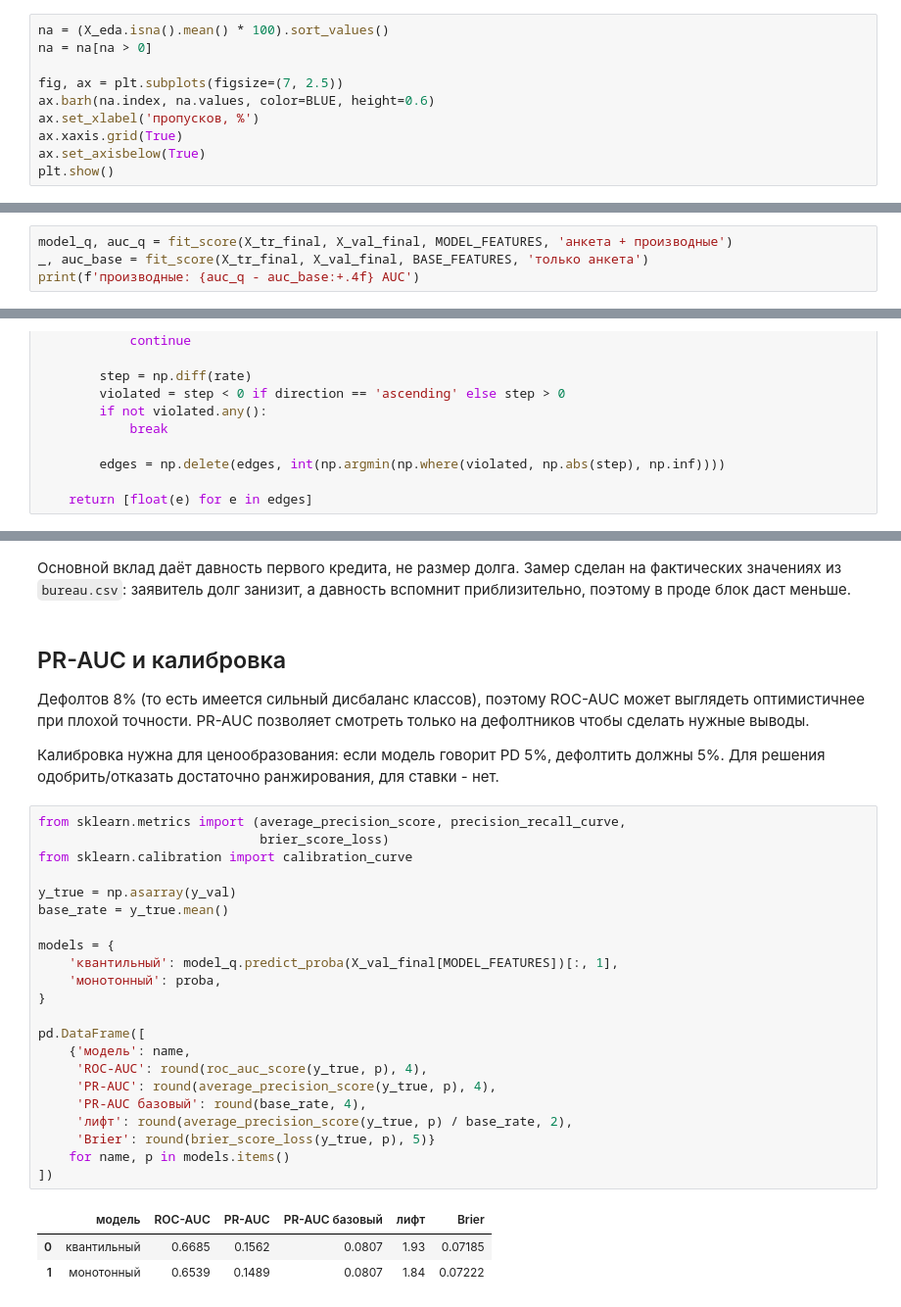
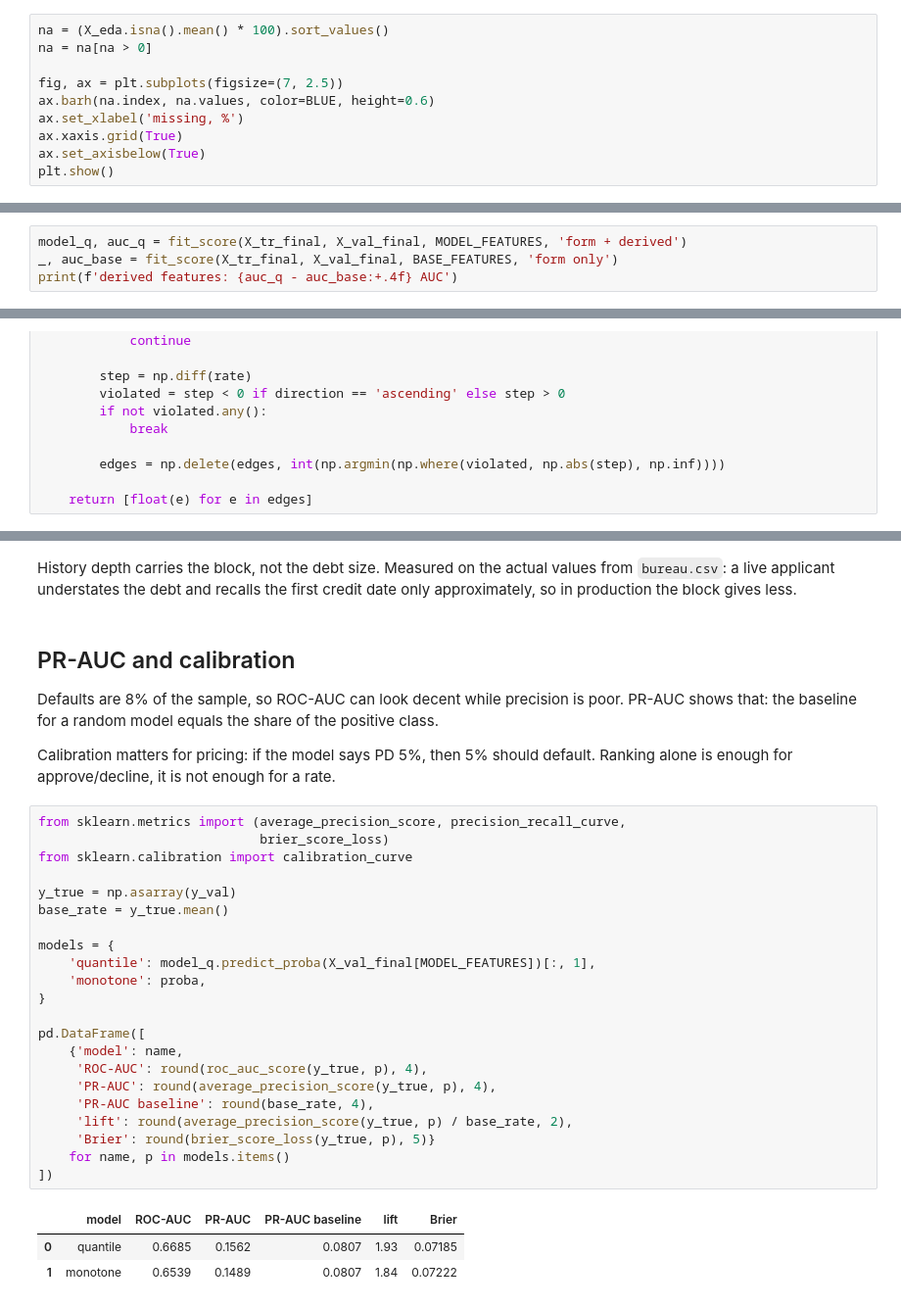
Before and after one commit to GodNaoborot/credit-score, a Jupyter notebook: notebooks/application.ipynb, the cells around one changed output, grey strips where cells are left out. Shown at 98% size. Saved outputs shown, nothing was run; the diff lists cells and outputs as text.

```diff
--- a/notebooks/application.ipynb
+++ b/notebooks/application.ipynb
@@ -331,7 +336,7 @@ na = na[na > 0]
 
 fig, ax = plt.subplots(figsize=(7, 2.5))
 ax.barh(na.index, na.values, color=BLUE, height=0.6)
-ax.set_xlabel('пропусков, %')
+ax.set_xlabel('missing, %')
 ax.xaxis.grid(True)
 ax.set_axisbelow(True)
 plt.show()
@@ -494,6 +502,6 @@ pd.DataFrame({'IV': enc.iv_.round(4),
 | FLAG_OWN_REALTY | 0.0003 |  |
 # %%
-model_q, auc_q = fit_score(X_tr_final, X_val_final, MODEL_FEATURES, 'анкета + производные')
-_, auc_base = fit_score(X_tr_final, X_val_final, BASE_FEATURES, 'только анкета')
-print(f'производные: {auc_q - auc_base:+.4f} AUC')
+model_q, auc_q = fit_score(X_tr_final, X_val_final, MODEL_FEATURES, 'form + derived')
+_, auc_base = fit_score(X_tr_final, X_val_final, BASE_FEATURES, 'form only')
+print(f'derived features: {auc_q - auc_base:+.4f} AUC')
 # %% [output]
@@ -888,42 +900,43 @@ pd.DataFrame([
 # %% [markdown]
-Основной вклад даёт давность первого кредита, не размер долга. Замер сделан
-на фактических значениях из `bureau.csv`: заявитель долг занизит, а давность
-вспомнит приблизительно, поэтому в проде блок даст меньше.
+History depth carries the block, not the debt size. Measured on the actual
+values from `bureau.csv`: a live applicant understates the debt and recalls the
+first credit date only approximately, so in production the block gives less.
 # %% [markdown]
-## PR-AUC и калибровка
+## PR-AUC and calibration
 
-Дефолтов 8% (то есть имеется сильный дисбаланс классов), поэтому ROC-AUC может выглядеть оптимистичнее при плохой точности.
-PR-AUC позволяет смотреть только на дефолтников чтобы сделать нужные выводы.
+Defaults are 8% of the sample, so ROC-AUC can look decent while precision is
+poor. PR-AUC shows that: the baseline for a random model equals the share of the
+positive class.
 
-
-Калибровка нужна для ценообразования: если модель говорит PD 5%, дефолтить
-должны 5%. Для решения одобрить/отказать достаточно ранжирования, для ставки - нет.
+Calibration matters for pricing: if the model says PD 5%, then 5% should
+default. Ranking alone is enough for approve/decline, it is not enough for a
+rate.
 # %%
 from sklearn.metrics import (average_precision_score, precision_recall_curve,
                              brier_score_loss)
 from sklearn.calibration import calibration_curve
 
 y_true = np.asarray(y_val)
 base_rate = y_true.mean()
 
 models = {
-    'квантильный': model_q.predict_proba(X_val_final[MODEL_FEATURES])[:, 1],
-    'монотонный': proba,
+    'quantile': model_q.predict_proba(X_val_final[MODEL_FEATURES])[:, 1],
+    'monotone': proba,
 }
 
 pd.DataFrame([
-    {'модель': name,
+    {'model': name,
      'ROC-AUC': round(roc_auc_score(y_true, p), 4),
      'PR-AUC': round(average_precision_score(y_true, p), 4),
-     'PR-AUC базовый': round(base_rate, 4),
-     'лифт': round(average_precision_score(y_true, p) / base_rate, 2),
+     'PR-AUC baseline': round(base_rate, 4),
+     'lift': round(average_precision_score(y_true, p) / base_rate, 2),
      'Brier': round(brier_score_loss(y_true, p), 5)}
     for name, p in models.items()
 ])
 # %% [output]
-|  | модель | ROC-AUC | PR-AUC | PR-AUC базовый | лифт | Brier |
-| 0 | квантильный | 0.6685 | 0.1562 | 0.0807 | 1.93 | 0.07185 |
-| 1 | монотонный | 0.6539 | 0.1489 | 0.0807 | 1.84 | 0.07222 |
+|  | model | ROC-AUC | PR-AUC | PR-AUC baseline | lift | Brier |
+| 0 | quantile | 0.6685 | 0.1562 | 0.0807 | 1.93 | 0.07185 |
+| 1 | monotone | 0.6539 | 0.1489 | 0.0807 | 1.84 | 0.07222 |
 # %%
 prec, rec, _ = precision_recall_curve(y_true, proba)
 frac_pos, mean_pred = calibration_curve(y_true, proba, n_bins=10, strategy='quantile')
```
Also changed, not shown: parts of 42 cells of this notebook, 10 other files.
